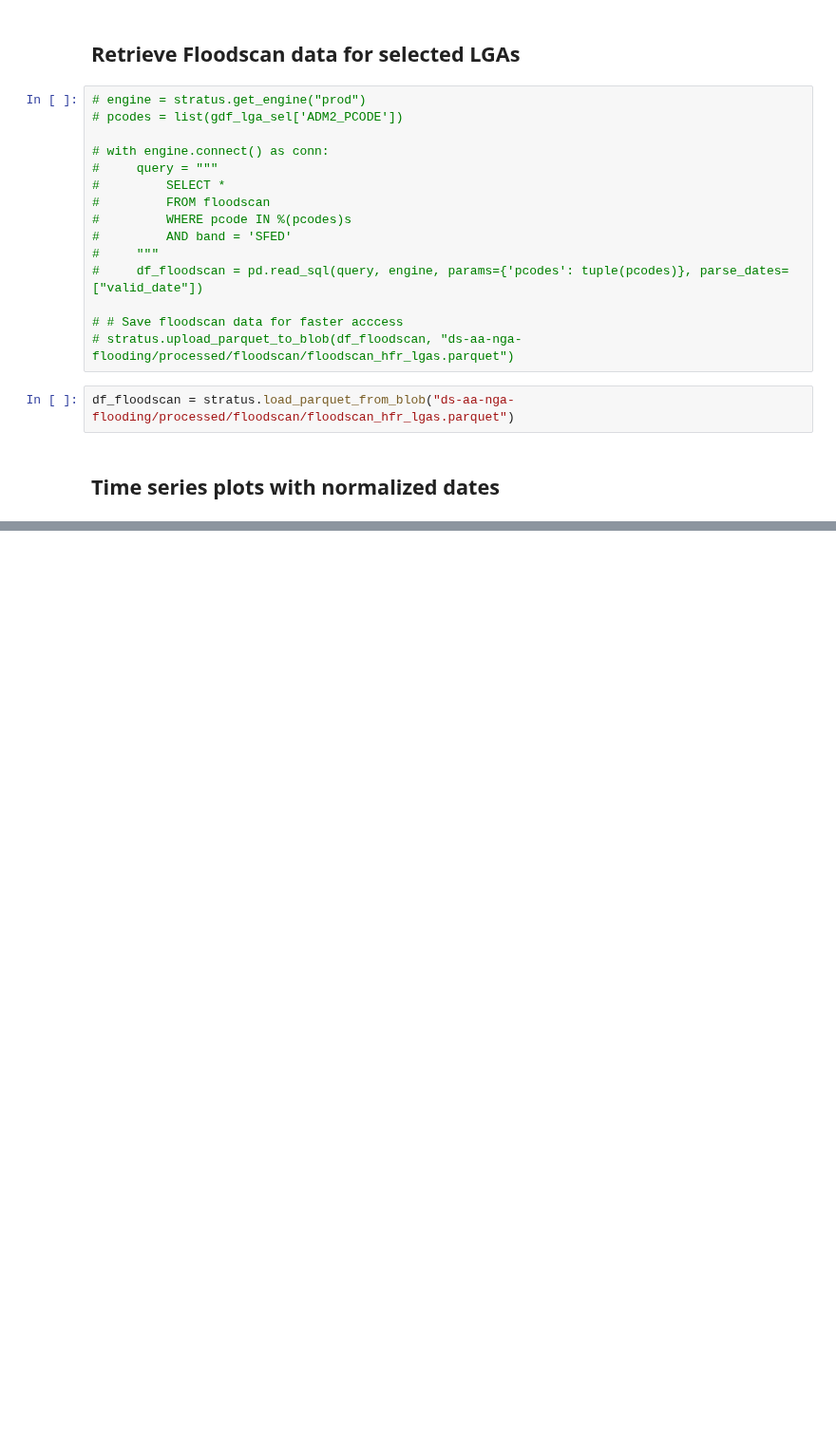
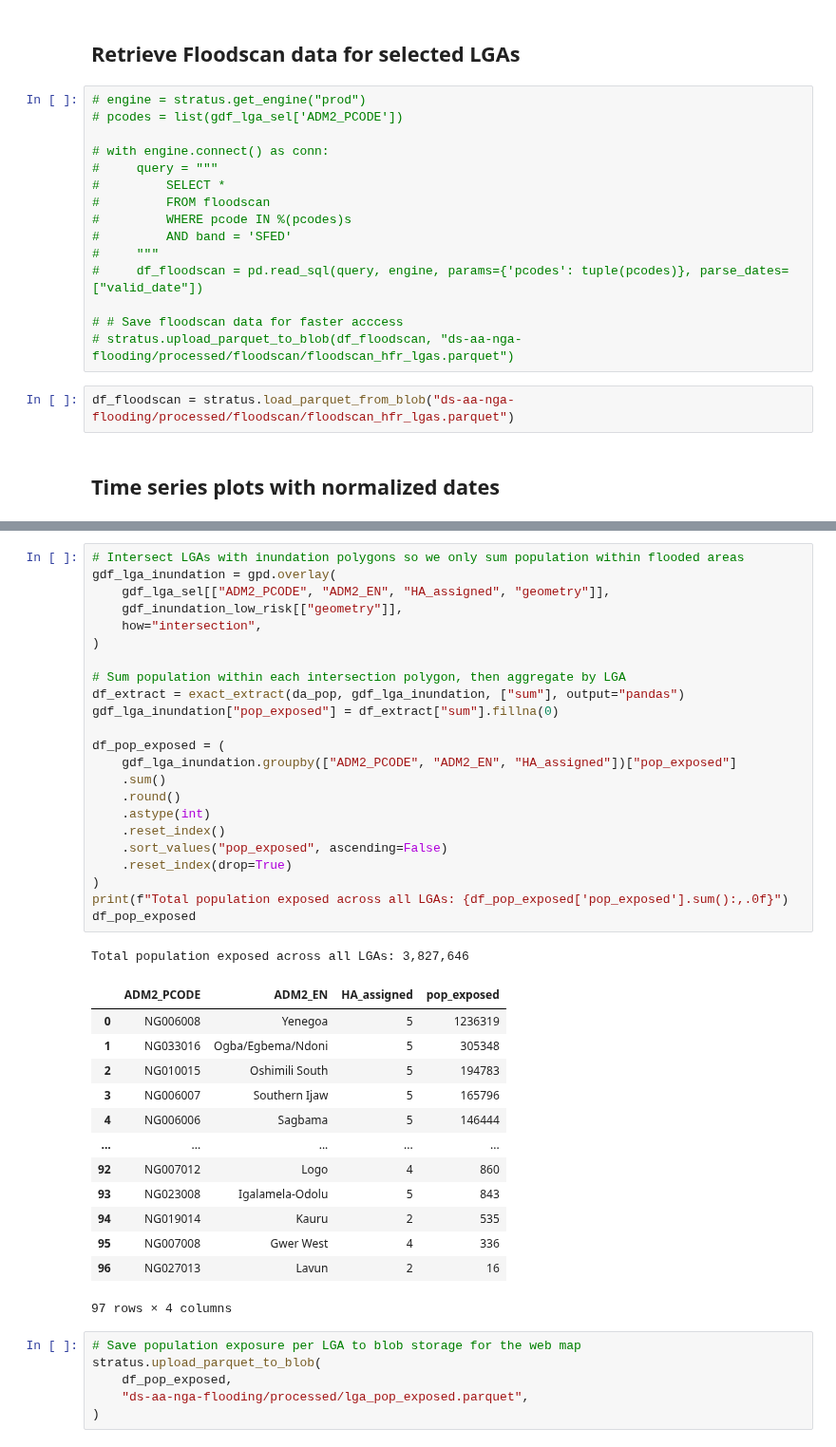
Before and after one commit to OCHA-DAP/ds-aa-nga-flooding, a Jupyter notebook: exploration/2026/01_geospatial_overview.ipynb, the cells around one changed output, grey strips where cells are left out. Shown at 95% size. Drawn from its saved outputs; the diff is of its cells as text; blank space fills up the shorter version.

```diff
--- a/exploration/2026/01_geospatial_overview.ipynb
+++ b/exploration/2026/01_geospatial_overview.ipynb
@@ -411,0 +438,44 @@ for ha in unique_has:
+# %%
+# Intersect LGAs with inundation polygons so we only sum population within flooded areas
+gdf_lga_inundation = gpd.overlay(
+    gdf_lga_sel[["ADM2_PCODE", "ADM2_EN", "HA_assigned", "geometry"]],
+    gdf_inundation_low_risk[["geometry"]],
+    how="intersection",
+)
+
+# Sum population within each intersection polygon, then aggregate by LGA
+df_extract = exact_extract(da_pop, gdf_lga_inundation, ["sum"], output="pandas")
+gdf_lga_inundation["pop_exposed"] = df_extract["sum"].fillna(0)
+
+df_pop_exposed = (
+    gdf_lga_inundation.groupby(["ADM2_PCODE", "ADM2_EN", "HA_assigned"])["pop_exposed"]
+    .sum()
+    .round()
+    .astype(int)
+    .reset_index()
+    .sort_values("pop_exposed", ascending=False)
+    .reset_index(drop=True)
+)
+print(f"Total population exposed across all LGAs: {df_pop_exposed['pop_exposed'].sum():,.0f}")
+df_pop_exposed
+# %% [output]
+Total population exposed across all LGAs: 3,827,646
+|  | ADM2_PCODE | ADM2_EN | HA_assigned | pop_exposed |
+| 0 | NG006008 | Yenegoa | 5 | 1236319 |
+| 1 | NG033016 | Ogba/Egbema/Ndoni | 5 | 305348 |
+| 2 | NG010015 | Oshimili South | 5 | 194783 |
+| 3 | NG006007 | Southern Ijaw | 5 | 165796 |
+| 4 | NG006006 | Sagbama | 5 | 146444 |
+| ... | ... | ... | ... | ... |
+| 92 | NG007012 | Logo | 4 | 860 |
+| 93 | NG023008 | Igalamela-Odolu | 5 | 843 |
+| 94 | NG019014 | Kauru | 2 | 535 |
+| 95 | NG007008 | Gwer West | 4 | 336 |
+| 96 | NG027013 | Lavun | 2 | 16 |
+97 rows × 4 columns
+# %%
+# Save population exposure per LGA to blob storage for the web map
+stratus.upload_parquet_to_blob(
+    df_pop_exposed,
+    "ds-aa-nga-flooding/processed/lga_pop_exposed.parquet",
+)
```
Also changed, not shown: parts of 11 cells of this notebook, 3 other files.
